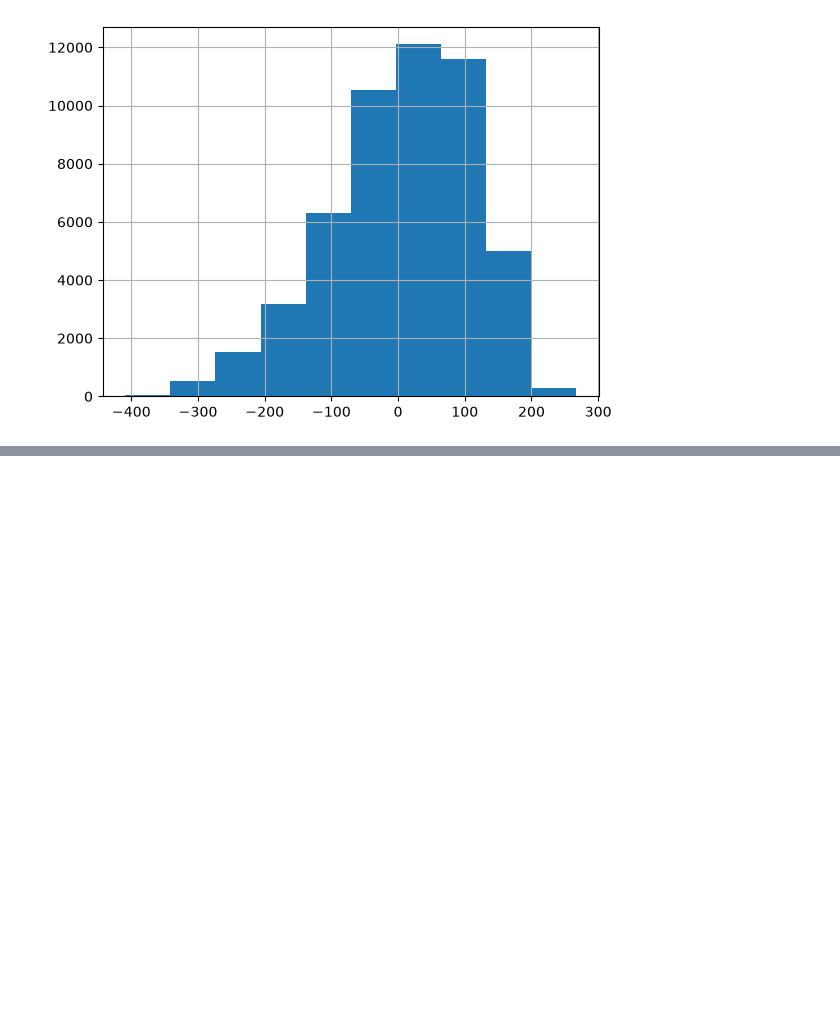
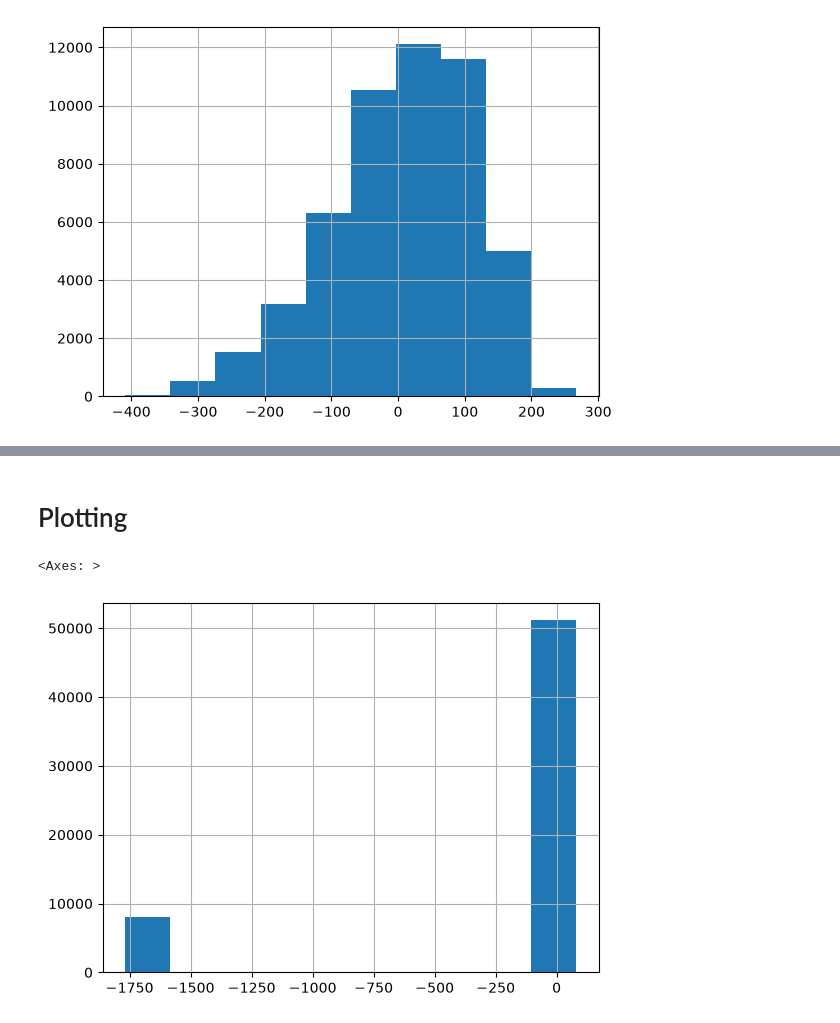
Before and after one commit to denickman/weatherApp, a Jupyter notebook: MISC/Untitled.ipynb, the cells around one changed output, grey strips where cells are left out. Saved outputs shown, nothing was run; the diff lists cells and outputs as text; code cells hidden in the pictures; blank space fills up the shorter version.

```diff
--- a/MISC/Untitled.ipynb
+++ b/MISC/Untitled.ipynb
@@ -94,0 +125,2 @@ data_frame.loc[data_frame['   TG'] != -9999]['   TG'].hist()
+# %%
+data_frame['TG'] = data_frame['   TG']/10
@@ -94,0 +143,2 @@ data_frame.loc[data_frame['   TG'] != -9999]['   TG'].hist()
+# %%
+data_frame['Fahrehneit'] = data_frame["TG"] * (9/5) +  32
@@ -94,0 +161,10 @@ data_frame.loc[data_frame['   TG'] != -9999]['   TG'].hist()
+# %% [markdown]
+# Plotting
+# %%
+celsius = data_frame['   TG'] / 10
+data_frame['Fahrenheit'] = (celsius * 9/5) + 32
+
+data_frame["Fahrenheit"].hist()
+# %% [output]
+<Axes: >
+[figure, added]
```
Also changed, not shown: parts of 8 cells of this notebook, 1 other file.
